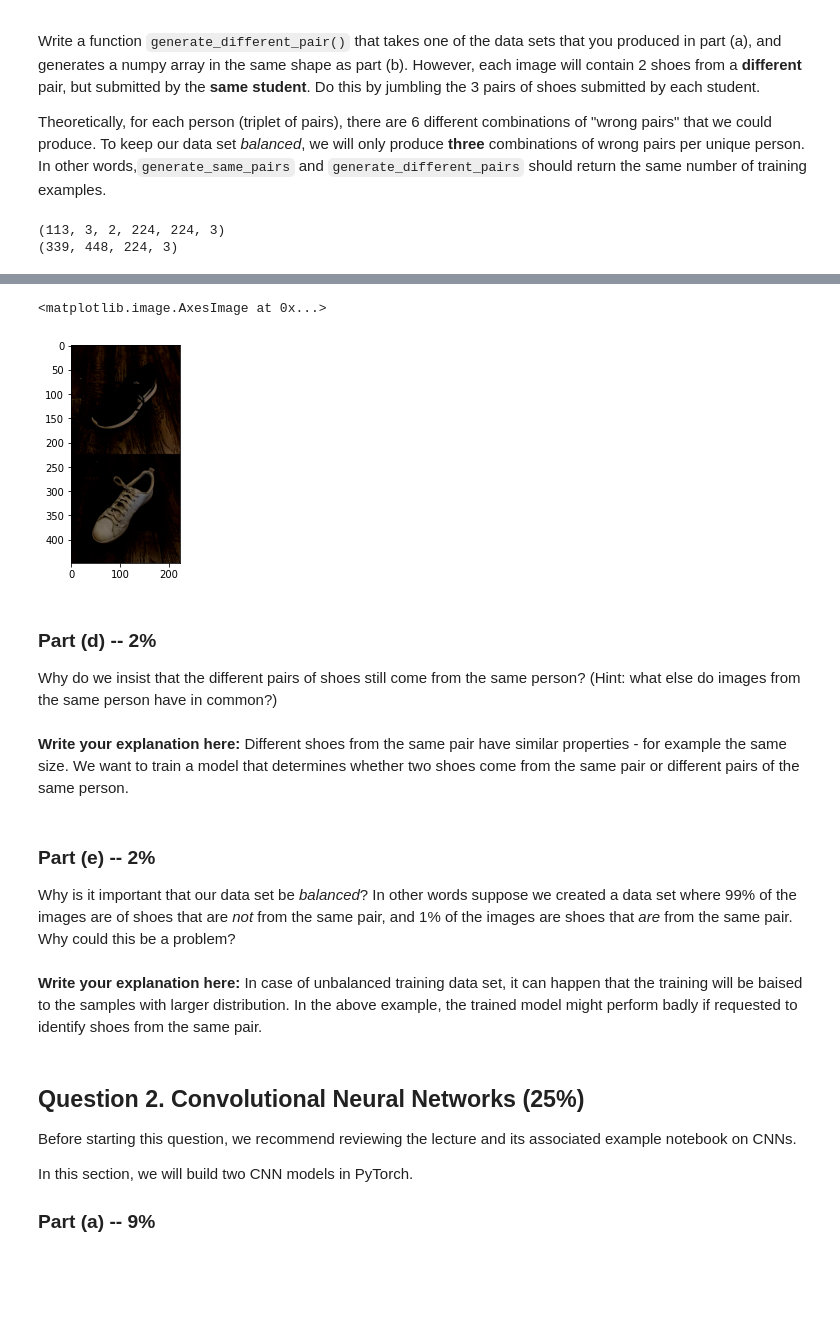
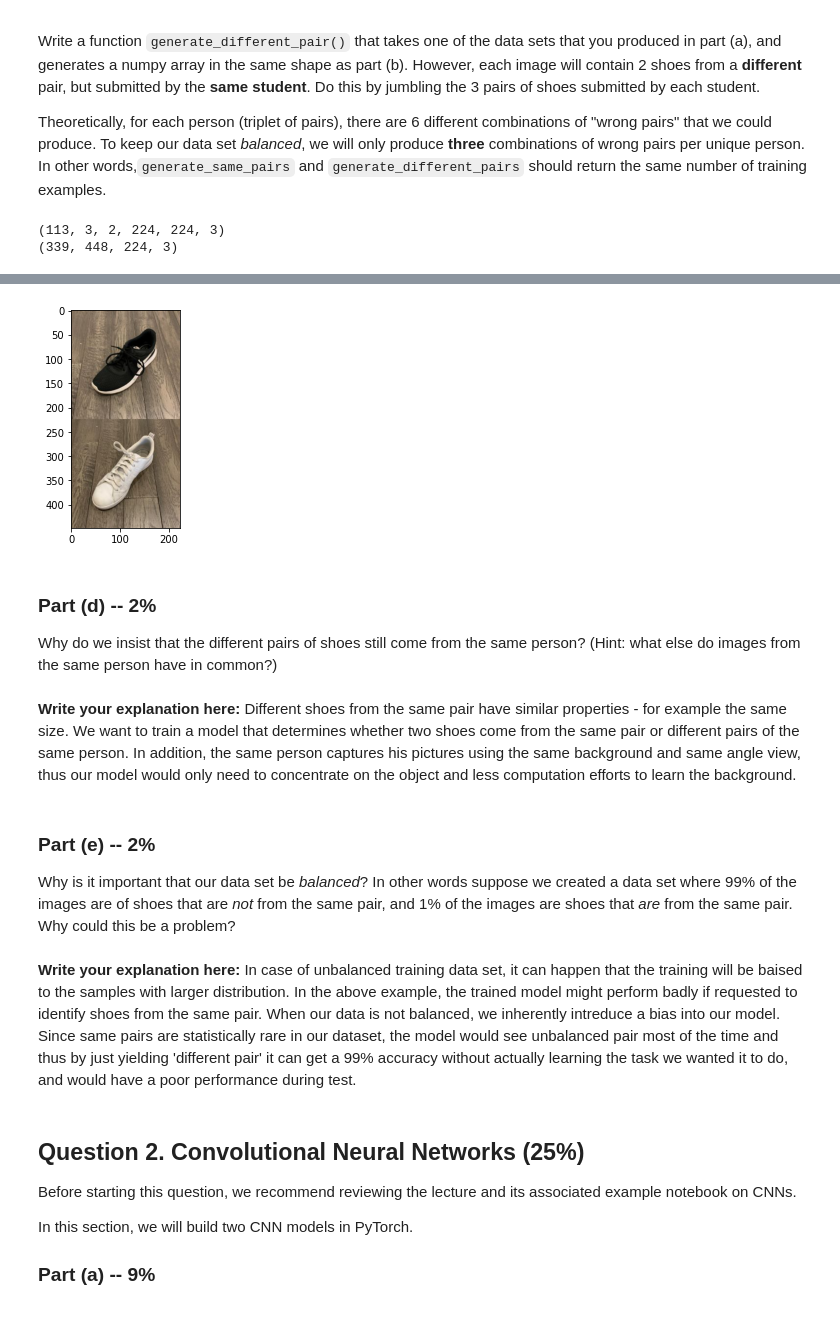
Before and after one commit to alexfok/IntroDeepLearning2022, a Jupyter notebook: Assignment3_work.ipynb, the cells around one changed output, grey strips where cells are left out. Saved outputs shown, nothing was run; the diff lists cells and outputs as text; code cells hidden in the pictures; blank space fills up the shorter version.

```diff
--- a/Assignment3_work.ipynb
+++ b/Assignment3_work.ipynb
@@ -25,7 +25,9 @@ functions and adding/removing helper functions. However, please make sure that w
 import pandas
 import numpy as np
 import matplotlib.pyplot as plt
-
+import glob
+import cv2
+import os
 import torch
 import torch.nn as nn
 import torch.optim as optim
@@ -35,6 +37,8 @@ import torch.nn.functional as F
 device = torch.device("cuda:0" if torch.cuda.is_available() else "cpu")
 
 # Notebook Control variables
+# Print DEBUG info
+DEBUG = False
 # Variable controlling debug prints while training\infering with NN
 DEBUG_NN = False
 # Create the data sets or load the preloaded np arrays
@@ -43,6 +47,8 @@ CREATE_DATA = True
 array_save_path = '/content/gdrive/My Drive/IntroDeepLearning2022Data/ex3/data.npy'
 # Path to load the created numpy arrays
 array_load_path = '/content/gdrive/My Drive/IntroDeepLearning2022Data/ex3/data.npy.npz'
+best_model_path = '/content/gdrive/MyDrive/IntroDeepLearning2022Data/models_chackpoints/ChannelsCNN/model_chkpt_epoch_20.pk'
+checkpoint_path = '/content/gdrive/MyDrive/IntroDeepLearning2022Data/models_chackpoints/ChannelsCNN/model_chkpt_epoch_{}.pk'
 
 # Raw data set paths
 path_train = "/content/gdrive/My Drive/IntroDeepLearning2022Data/data/train/*.*"
@@ -313,29 +311,17 @@ return the same number of training examples.
 # %%
 # Your code goes here
 def generate_different_pair(data):
-  # Calculate number of shoes pairs in the data set
-  pairs = np.zeros((data.shape[0]*3, 448, 224, 3))
-  i = 0
-  # loop on persons axis
-  for p in data:
-    j = 0
-    # loop on number of shoes axis - make it axis 0 for the loop
-    # the below can be also implemented with assumption that there
-    #  are exactly 3 shoes pairs per person, without the loop
-    for r in np.rollaxis(data, 1):
-      jumbling_idx = (j+1) % 3
-      test_sample_l = data[i,j,0,:,:,:] # left shoe of the pair
-      test_sample_r = data[i,jumbling_idx,1,:,:,:] # right shoe of the next pair
-      pairs[i+j] = np.concatenate((test_sample_l, test_sample_r), axis=0)
-      j += 1
-    i += 1
-#  print(f'pairs.shape {pairs.shape}')
-  return pairs
+  paired_data = []
+  for person in data:
+      paired_data.append(cv2.vconcat([person[0,0], person[1,1]]))
+      paired_data.append(cv2.vconcat([person[2,1], person[1,0]]))
+      paired_data.append(cv2.vconcat([person[2,0], person[0,1]]))
+  return np.array(paired_data)
 
 # Run this code, include the result with your PDF submission
 print(train_data.shape) # if this is [N, 3, 2, 224, 224, 3]
 print(generate_different_pair(train_data).shape) # should be [N*3, 448, 224, 3]
-plt.imshow(generate_different_pair(train_data)[0]) # should show 2 shoes from different pairs
+plt.imshow(generate_different_pair(train_data)[0] + 0.5) # should show 2 shoes from different pairs
 # %% [output]
 (113, 3, 2, 224, 224, 3)
 (339, 448, 224, 3)
@@ -343,5 +329,4 @@ WARNING:matplotlib.image:Clipping input data to the valid range for imshow with
-<matplotlib.image.AxesImage at 0x...>
-[figure, old version]
+[figure, new version]
 # %% [markdown]
 ### Part (d) -- 2%
 
@@ -350,6 +335,7 @@ person?  (Hint: what else do images from the same person have in common?)
 # %% [markdown]
 **Write your explanation here:**
 Different shoes from the same pair have similar properties - for example the same size. We want to train a model that determines whether two shoes come from the same pair or different pairs of the same person.
+In addition, the same person captures his pictures using the same background and same angle view, thus our model would only need to concentrate on the object and less computation efforts to learn the background.
 # %% [markdown]
 ### Part (e) -- 2%
 
@@ -359,6 +345,10 @@ a data set where 99% of the images are of shoes that are *not* from the same pai
 # %% [markdown]
 **Write your explanation here:**
 In case of unbalanced training data set, it can happen that the training will be baised to the samples with larger distribution. In the above example, the trained model might perform badly if requested to identify shoes from the same pair.
+When our data is not balanced, we inherently intreduce a bias into our model. Since same pairs are statistically
+rare in our dataset, the model would see unbalanced pair most of the time and thus by just yielding 'different
+pair' it can get a 99% accuracy without actually learning the task we wanted it to do, and would have a poor
+performance during test.
 # %% [markdown]
 ## Question 2. Convolutional Neural Networks (25%)
 
```
Also changed, not shown: parts of 35 cells of this notebook.
